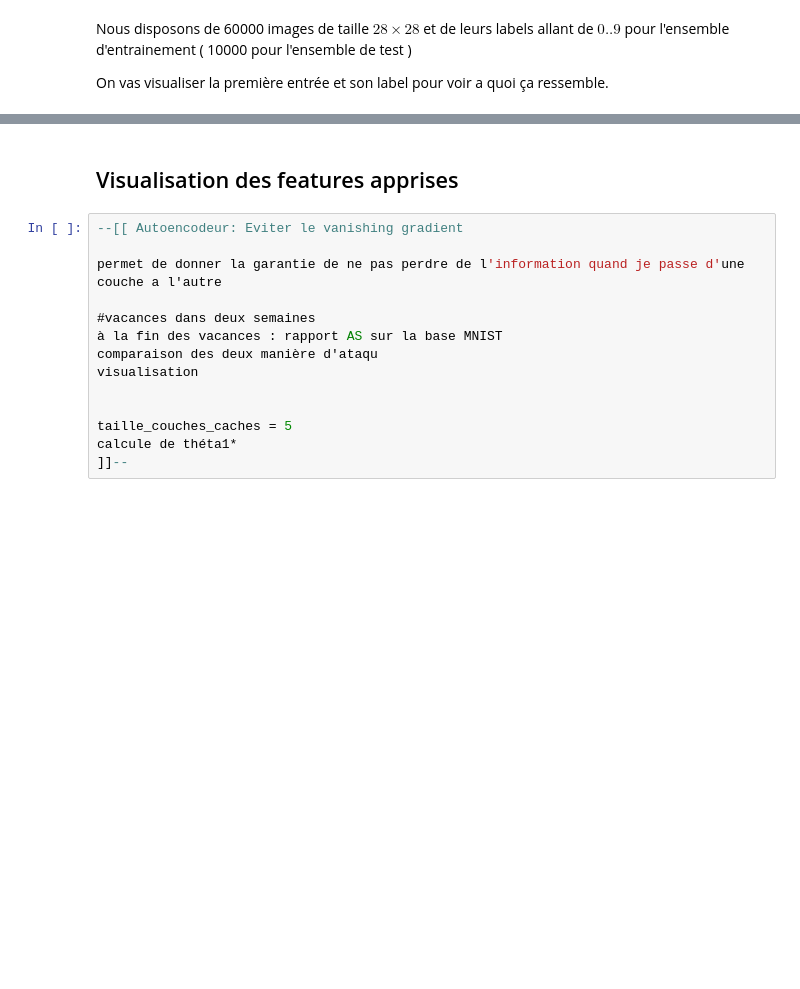
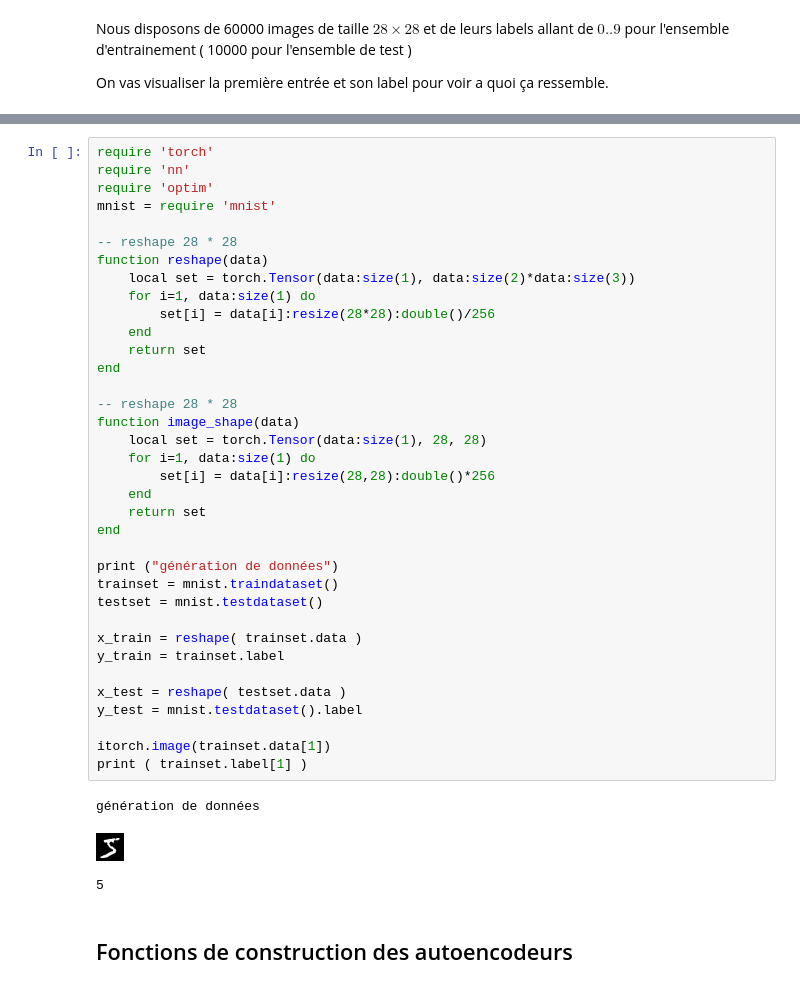
Before and after one commit to riless/DAC, a Jupyter notebook: master2/AS/tme4/tme4.ipynb, the cells around one changed output, grey strips where cells are left out. Saved outputs shown, nothing was run; the diff lists cells and outputs as text; blank space fills up the shorter version.

```diff
--- a/master2/AS/tme4/tme4.ipynb
+++ b/master2/AS/tme4/tme4.ipynb
@@ -145,16 +13,42 @@ end
-# %% [markdown]
-## Visualisation des features apprises
-# %%
---[[ Autoencodeur: Eviter le vanishing gradient
-
-permet de donner la garantie de ne pas perdre de l'information quand je passe d'une couche a l'autre
-
-#vacances dans deux semaines
-à la fin des vacances : rapport AS sur la base MNIST
-comparaison des deux manière d'ataqu
-visualisation
-
-
-taille_couches_caches = 5
-calcule de théta1*
-]]--
+# %%
+require 'torch'
+require 'nn'
+require 'optim'
+mnist = require 'mnist'
+
+-- reshape 28 * 28
+function reshape(data)
+	local set = torch.Tensor(data:size(1), data:size(2)*data:size(3))
+	for i=1, data:size(1) do
+		set[i] = data[i]:resize(28*28):double()/256
+	end
+	return set
+end
+
+-- reshape 28 * 28
+function image_shape(data)
+	local set = torch.Tensor(data:size(1), 28, 28)
+	for i=1, data:size(1) do
+		set[i] = data[i]:resize(28,28):double()*256
+	end
+	return set
+end
+
+print ("génération de données")
+trainset = mnist.traindataset()
+testset = mnist.testdataset()
+
+x_train = reshape( trainset.data )
+y_train = trainset.label
+
+x_test = reshape( testset.data )
+y_test = mnist.testdataset().label
+
+itorch.image(trainset.data[1])
+print ( trainset.label[1] )
+# %% [output]
+génération de données
+[figure, added]
+5
+# %% [markdown]
+## Fonctions de construction des autoencodeurs
```
Also changed, not shown: parts of 24 cells of this notebook.
